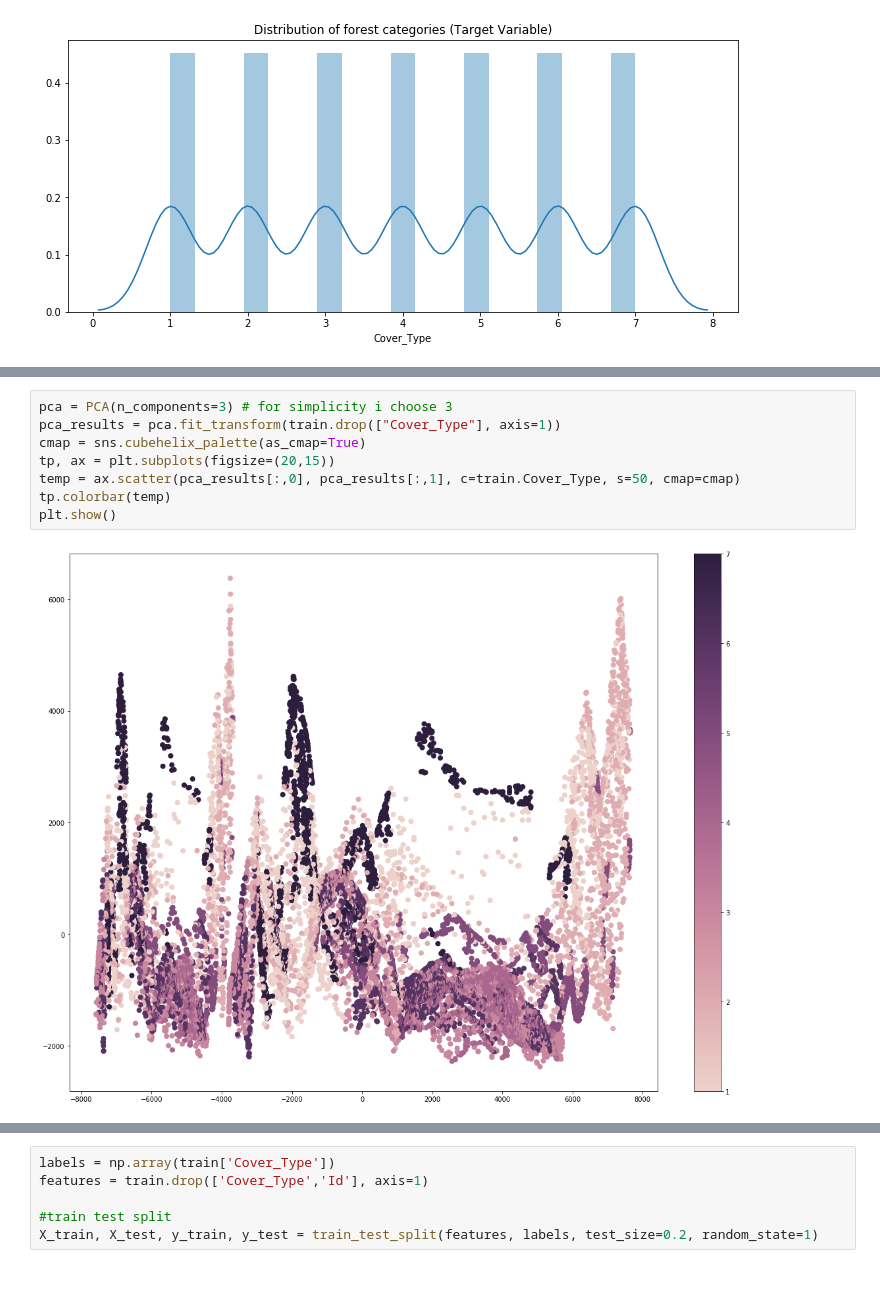
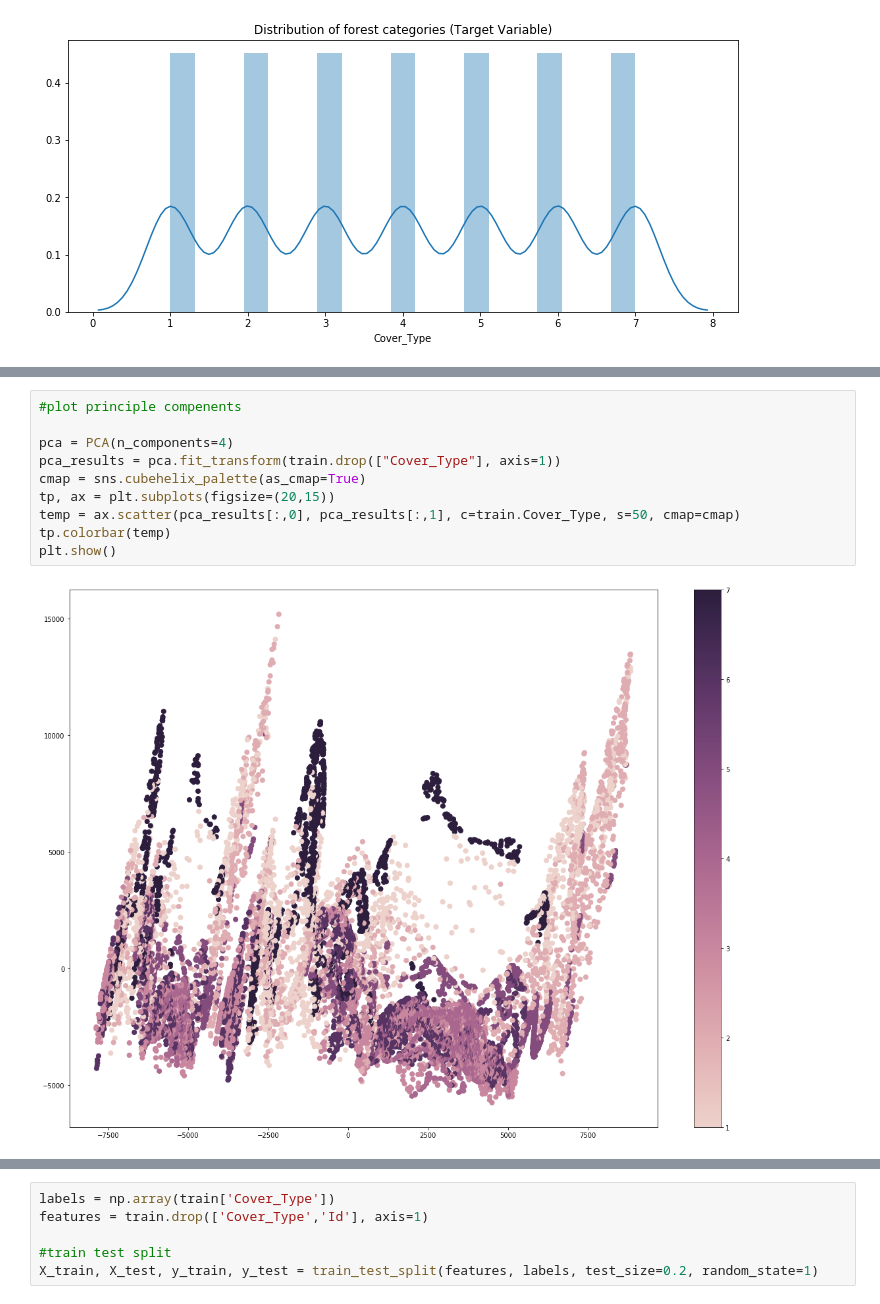
Before and after one commit to JohnCagno/ForestCoverClassifier, a Jupyter notebook: Forest Cover EDA + Classifier.ipynb, the cells around one changed output, grey strips where cells are left out. Drawn from its saved outputs; the diff is of its cells as text.

```diff
--- a/Forest Cover EDA + Classifier.ipynb
+++ b/Forest Cover EDA + Classifier.ipynb
@@ -28,13 +48,15 @@ sns.FacetGrid(train, hue="Cover_Type", size=10).map(plt.scatter, "Horizontal_Dis
 # %%
-pca = PCA(n_components=3) # for simplicity i choose 3
+#plot principle compenents
+
+pca = PCA(n_components=4)
 pca_results = pca.fit_transform(train.drop(["Cover_Type"], axis=1))
 cmap = sns.cubehelix_palette(as_cmap=True)
 tp, ax = plt.subplots(figsize=(20,15))
 temp = ax.scatter(pca_results[:,0], pca_results[:,1], c=train.Cover_Type, s=50, cmap=cmap)
 tp.colorbar(temp)
 plt.show()
 # %% [output]
-[figure, old version]
+[figure, new version]
 # %%
 #feature engineering
 
```
Also changed, not shown: parts of 16 cells of this notebook.
